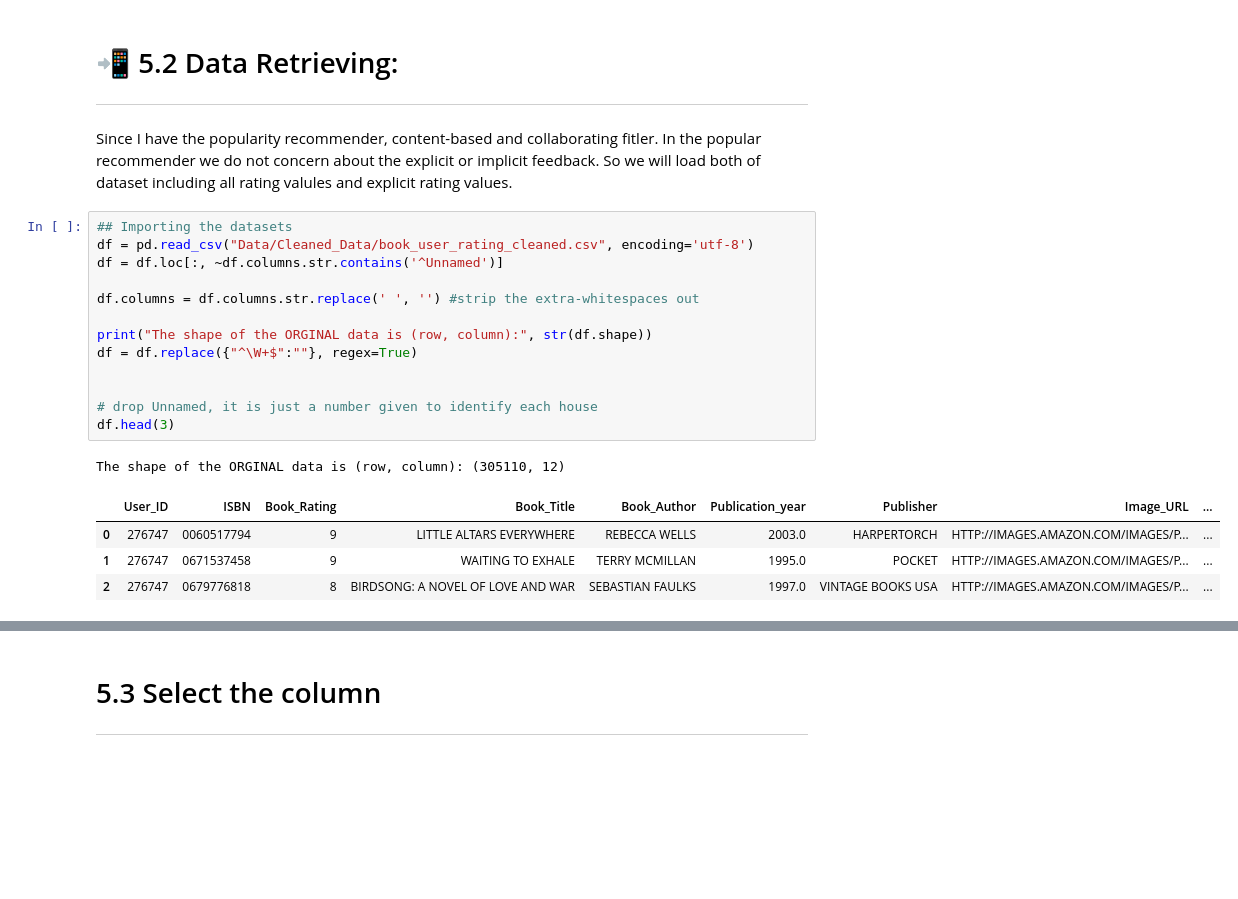
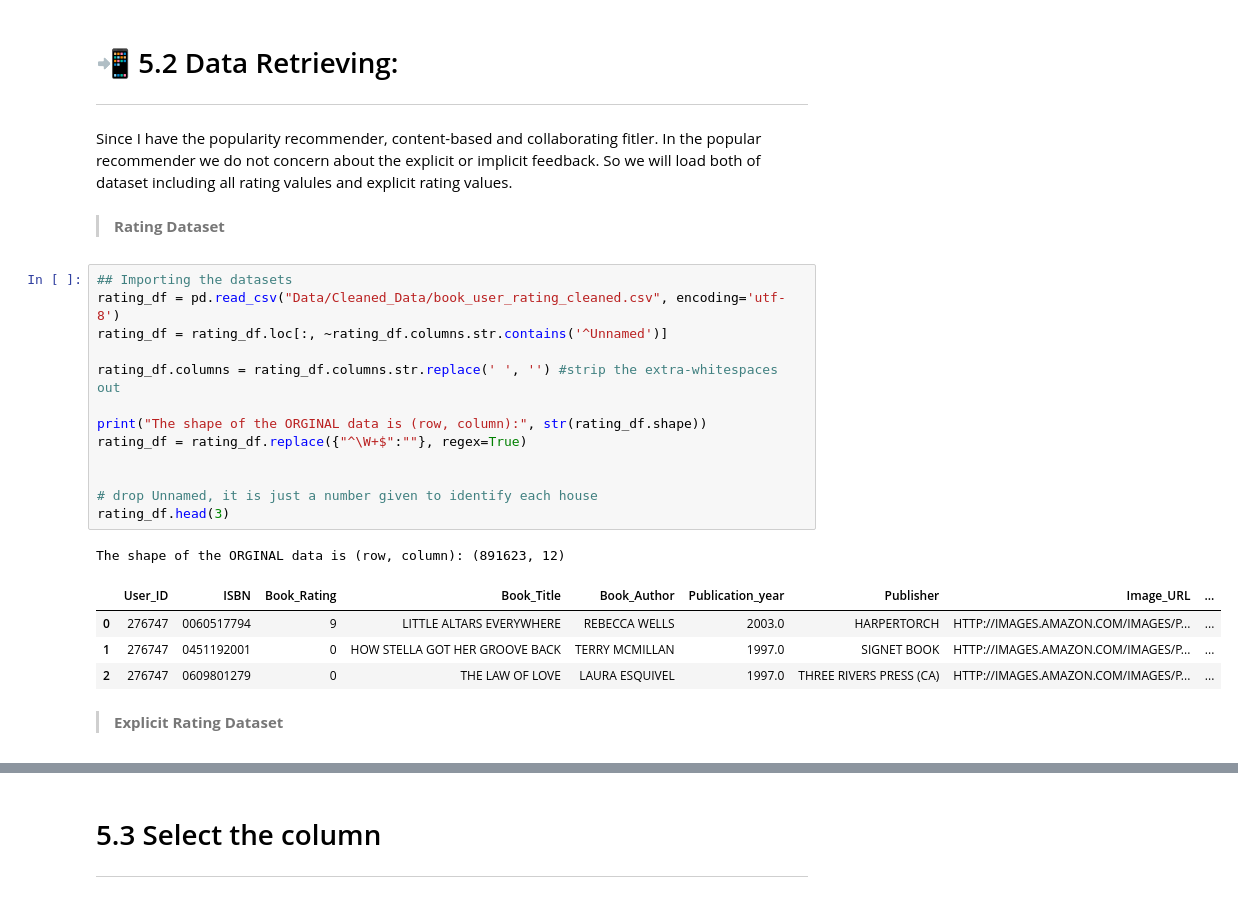
Before and after one commit to ChauHuynh1/Book_RecSys, a Jupyter notebook: Book_Recommender_Model.ipynb, the cells around one changed output, grey strips where cells are left out. Cells and saved outputs as stored; diff of their text form; blank space fills up the shorter version.

```diff
--- a/Book_Recommender_Model.ipynb
+++ b/Book_Recommender_Model.ipynb
@@ -88,22 +88,26 @@ import Content_Based
 # 📲 5.2 Data Retrieving:
 ***
 Since I have the popularity recommender, content-based and collaborating fitler. In the popular recommender we do not concern about the explicit or implicit feedback. So we will load both of dataset including all rating valules and explicit rating values.
+# %% [markdown]
+> **Rating Dataset**
 # %%
 ## Importing the datasets
-df = pd.read_csv("Data/Cleaned_Data/book_user_rating_cleaned.csv", encoding='utf-8')
-df = df.loc[:, ~df.columns.str.contains('^Unnamed')]
+rating_df = pd.read_csv("Data/Cleaned_Data/book_user_rating_cleaned.csv", encoding='utf-8')
+rating_df = rating_df.loc[:, ~rating_df.columns.str.contains('^Unnamed')]
 
-df.columns = df.columns.str.replace(' ', '') #strip the extra-whitespaces out
+rating_df.columns = rating_df.columns.str.replace(' ', '') #strip the extra-whitespaces out
 
-print("The shape of the ORGINAL data is (row, column):", str(df.shape))
-df = df.replace({"^\W+$":""}, regex=True)
+print("The shape of the ORGINAL data is (row, column):", str(rating_df.shape))
+rating_df = rating_df.replace({"^\W+$":""}, regex=True)
 
 
 # drop Unnamed, it is just a number given to identify each house
-df.head(3)
+rating_df.head(3)
 # %% [output]
-The shape of the ORGINAL data is (row, column): (305110, 12)
+The shape of the ORGINAL data is (row, column): (891623, 12)
 |  | User_ID | ISBN | Book_Rating | Book_Title | Book_Author | Publication_year | Publisher | Image_URL | ... |
 | 0 | 276747 | 0060517794 | 9 | LITTLE ALTARS EVERYWHERE | REBECCA WELLS | 2003.0 | HARPERTORCH | HTTP://IMAGES.AMAZON.COM/IMAGES/P... | ... |
-| 1 | 276747 | 0671537458 | 9 | WAITING TO EXHALE | TERRY MCMILLAN | 1995.0 | POCKET | HTTP://IMAGES.AMAZON.COM/IMAGES/P... | ... |
-| 2 | 276747 | 0679776818 | 8 | BIRDSONG: A NOVEL OF LOVE AND WAR | SEBASTIAN FAULKS | 1997.0 | VINTAGE BOOKS USA | HTTP://IMAGES.AMAZON.COM/IMAGES/P... | ... |
+| 1 | 276747 | 0451192001 | 0 | HOW STELLA GOT HER GROOVE BACK | TERRY MCMILLAN | 1997.0 | SIGNET BOOK | HTTP://IMAGES.AMAZON.COM/IMAGES/P... | ... |
+| 2 | 276747 | 0609801279 | 0 | THE LAW OF LOVE | LAURA ESQUIVEL | 1997.0 | THREE RIVERS PRESS (CA) | HTTP://IMAGES.AMAZON.COM/IMAGES/P... | ... |
+# %% [markdown]
+> **Explicit Rating Dataset**
```
Also changed, not shown: parts of 12 cells of this notebook, 7 other files.
